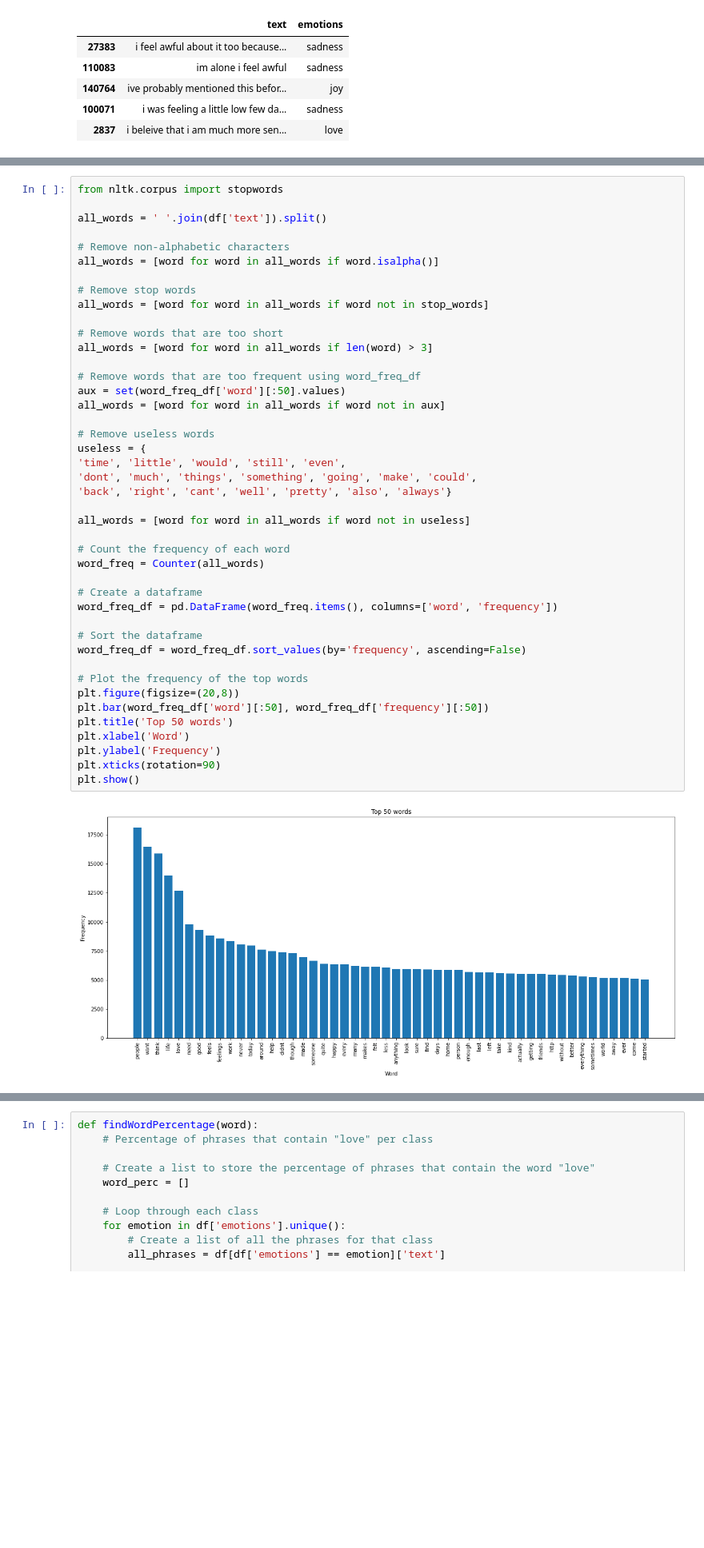
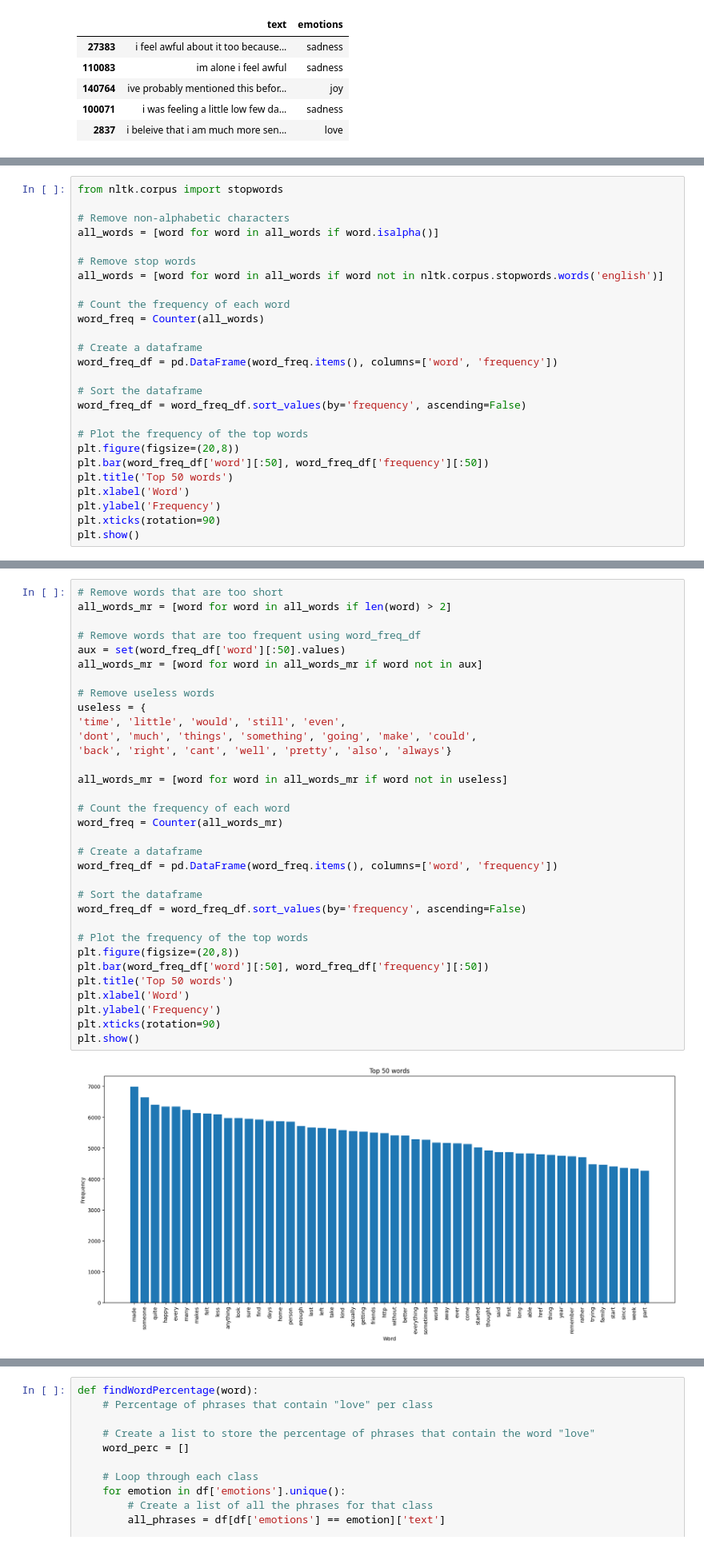
Before and after one commit to m21ark/pln, a Jupyter notebook: exploration.ipynb, the cells around one changed output, grey strips where cells are left out. Shown at 80% size. Drawn from its saved outputs; the diff is of its cells as text; blank space fills up the shorter version.

```diff
--- a/exploration.ipynb
+++ b/exploration.ipynb
@@ -87,0 +134,26 @@ Number of unique words: 75302
+# %%
+from nltk.corpus import stopwords
+
+# Remove non-alphabetic characters
+all_words = [word for word in all_words if word.isalpha()]
+
+# Remove stop words
+all_words = [word for word in all_words if word not in nltk.corpus.stopwords.words('english')]
+
+# Count the frequency of each word
+word_freq = Counter(all_words)
+
+# Create a dataframe
+word_freq_df = pd.DataFrame(word_freq.items(), columns=['word', 'frequency'])
+
+# Sort the dataframe
+word_freq_df = word_freq_df.sort_values(by='frequency', ascending=False)
+
+# Plot the frequency of the top words
+plt.figure(figsize=(20,8))
+plt.bar(word_freq_df['word'][:50], word_freq_df['frequency'][:50])
+plt.title('Top 50 words')
+plt.xlabel('Word')
+plt.ylabel('Frequency')
+plt.xticks(rotation=90)
+plt.show()
@@ -88,45 +164,35 @@ Number of unique words: 75302
 # %%
-from nltk.corpus import stopwords
-
-all_words = ' '.join(df['text']).split()
-
-# Remove non-alphabetic characters
-all_words = [word for word in all_words if word.isalpha()]
-
-# Remove stop words
-all_words = [word for word in all_words if word not in stop_words]
-
 # Remove words that are too short
-all_words = [word for word in all_words if len(word) > 3]
+all_words_mr = [word for word in all_words if len(word) > 2]
 
 # Remove words that are too frequent using word_freq_df
 aux = set(word_freq_df['word'][:50].values)
-all_words = [word for word in all_words if word not in aux]
+all_words_mr = [word for word in all_words_mr if word not in aux]
 
 # Remove useless words
 useless = {
 'time', 'little', 'would', 'still', 'even',
 'dont', 'much', 'things', 'something', 'going', 'make', 'could',
 'back', 'right', 'cant', 'well', 'pretty', 'also', 'always'}
 
-all_words = [word for word in all_words if word not in useless]
+all_words_mr = [word for word in all_words_mr if word not in useless]
 
 # Count the frequency of each word
-word_freq = Counter(all_words)
+word_freq = Counter(all_words_mr)
 
 # Create a dataframe
 word_freq_df = pd.DataFrame(word_freq.items(), columns=['word', 'frequency'])
 
 # Sort the dataframe
 word_freq_df = word_freq_df.sort_values(by='frequency', ascending=False)
 
 # Plot the frequency of the top words
 plt.figure(figsize=(20,8))
 plt.bar(word_freq_df['word'][:50], word_freq_df['frequency'][:50])
 plt.title('Top 50 words')
 plt.xlabel('Word')
 plt.ylabel('Frequency')
 plt.xticks(rotation=90)
 plt.show()
 # %% [output]
-[figure, old version]
+[figure, new version]
```
Also changed, not shown: parts of 25 cells of this notebook.
